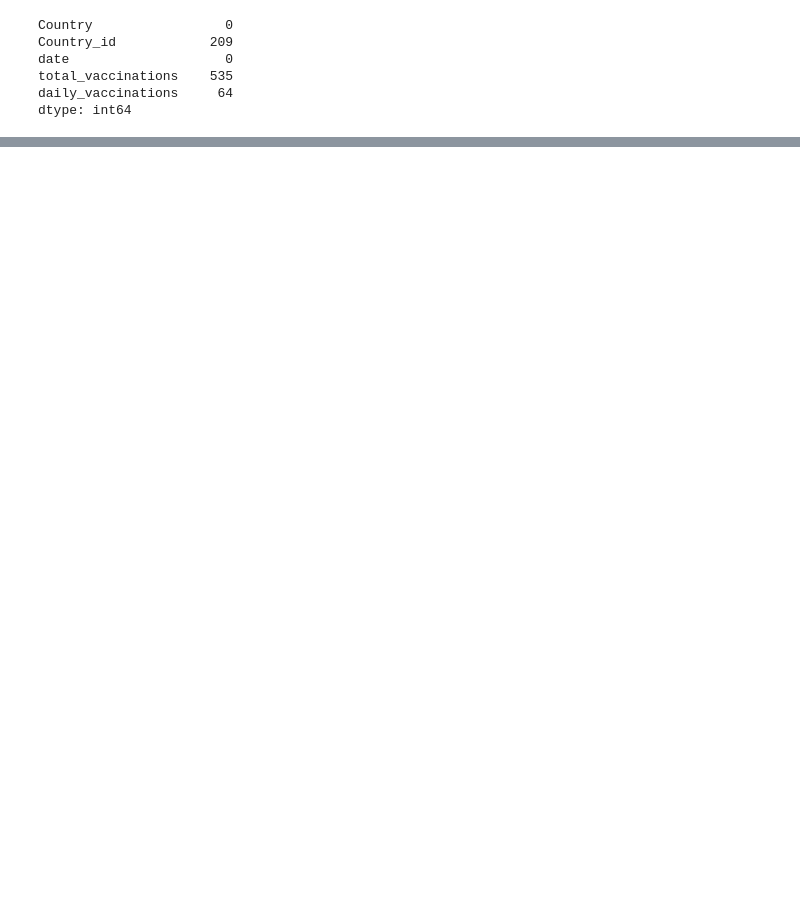
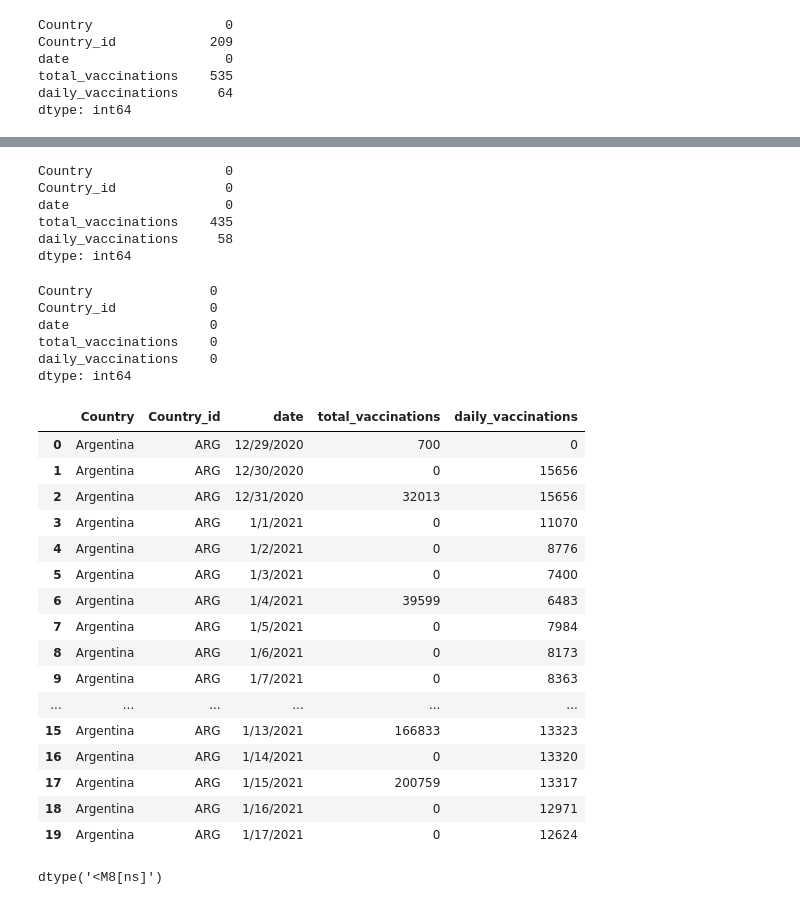
Before and after one commit to sarahDH615/ETL-project, a Jupyter notebook: data/vaccinations_clean.ipynb, the cells around one changed output, grey strips where cells are left out. Saved outputs shown, nothing was run; the diff lists cells and outputs as text; code cells hidden in the pictures; blank space fills up the shorter version.

```diff
--- a/data/vaccinations_clean.ipynb
+++ b/data/vaccinations_clean.ipynb
@@ -84,4 +70,0 @@ array(['ARG', 'AUT', 'BHR', 'BEL', 'BMU', 'BRA', 'BGR', 'CAN', 'CHL',
-# %%
-# renaming NaNs
-vaccinations_df.fillna('no policy', inplace=True)
-vaccinations_df.head()
@@ -87,0 +161,43 @@ vaccinations_df.head()
+# %%
+# dropping country id nans
+# checking nans left
+vacc_countries_df = pd.DataFrame(vaccinations_df[vaccinations_df['Country_id'].notna()])
+vacc_countries_df.isnull().sum()
+# %% [output]
+Country                 0
+Country_id              0
+date                    0
+total_vaccinations    435
+daily_vaccinations     58
+dtype: int64
+# %%
+# changing nans to 0 for total_vaccinations and daily_vaccinations
+vacc_countries_df.fillna('0', inplace=True)
+vacc_countries_df.isnull().sum()
+# %% [output]
+Country               0
+Country_id            0
+date                  0
+total_vaccinations    0
+daily_vaccinations    0
+dtype: int64
+# %%
+vacc_countries_df.head(20)
+# %% [output]
+|  | Country | Country_id | date | total_vaccinations | daily_vaccinations |
+| 0 | Argentina | ARG | 12/29/2020 | 700 | 0 |
+| 1 | Argentina | ARG | 12/30/2020 | 0 | 15656 |
+| 2 | Argentina | ARG | 12/31/2020 | 32013 | 15656 |
+| 3 | Argentina | ARG | 1/1/2021 | 0 | 11070 |
+| 4 | Argentina | ARG | 1/2/2021 | 0 | 8776 |
+| 5 | Argentina | ARG | 1/3/2021 | 0 | 7400 |
+| 6 | Argentina | ARG | 1/4/2021 | 39599 | 6483 |
+| 7 | Argentina | ARG | 1/5/2021 | 0 | 7984 |
+| 8 | Argentina | ARG | 1/6/2021 | 0 | 8173 |
+| 9 | Argentina | ARG | 1/7/2021 | 0 | 8363 |
+| ... | ... | ... | ... | ... | ... |
+| 15 | Argentina | ARG | 1/13/2021 | 166833 | 13323 |
+| 16 | Argentina | ARG | 1/14/2021 | 0 | 13320 |
+| 17 | Argentina | ARG | 1/15/2021 | 200759 | 13317 |
+| 18 | Argentina | ARG | 1/16/2021 | 0 | 12971 |
+| 19 | Argentina | ARG | 1/17/2021 | 0 | 12624 |
@@ -87,0 +207,5 @@ vaccinations_df.head()
+# %%
+# checking dtype
+vacc_countries_df['date'].dtype
+# %% [output]
+dtype('<M8[ns]')
```
Also changed, not shown: parts of 21 cells of this notebook, 2 other files.
